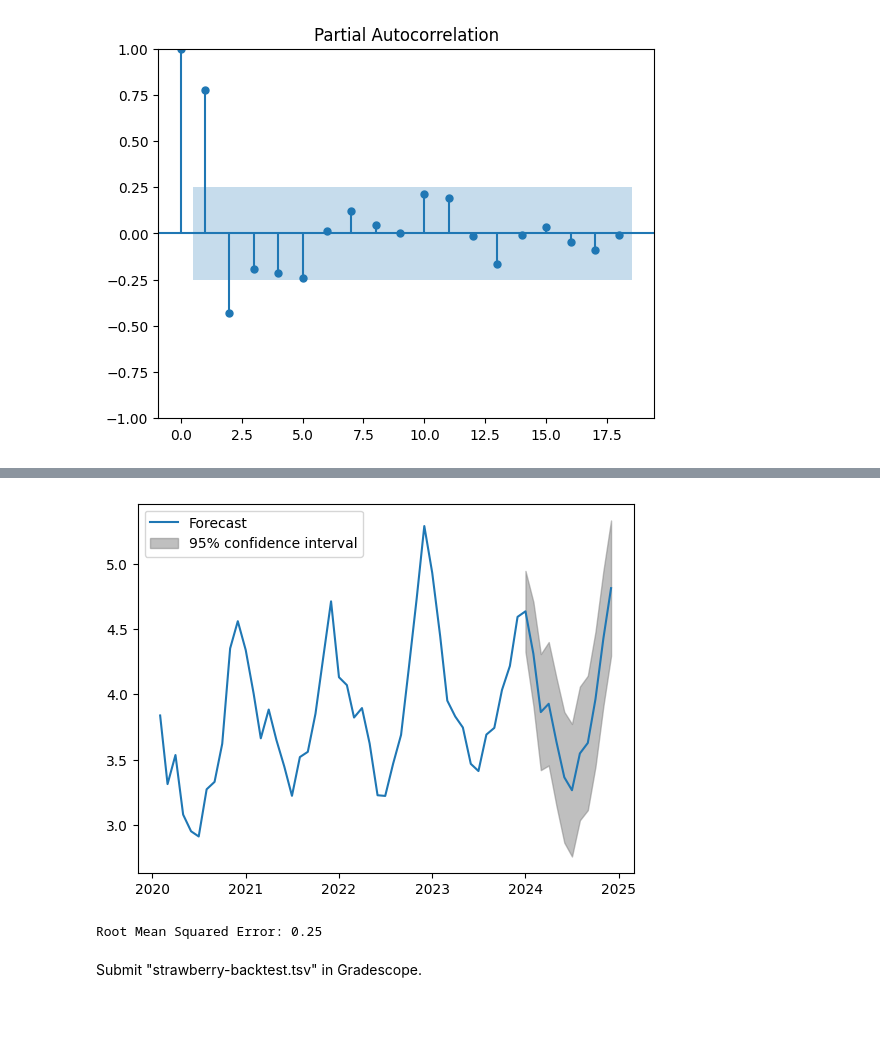
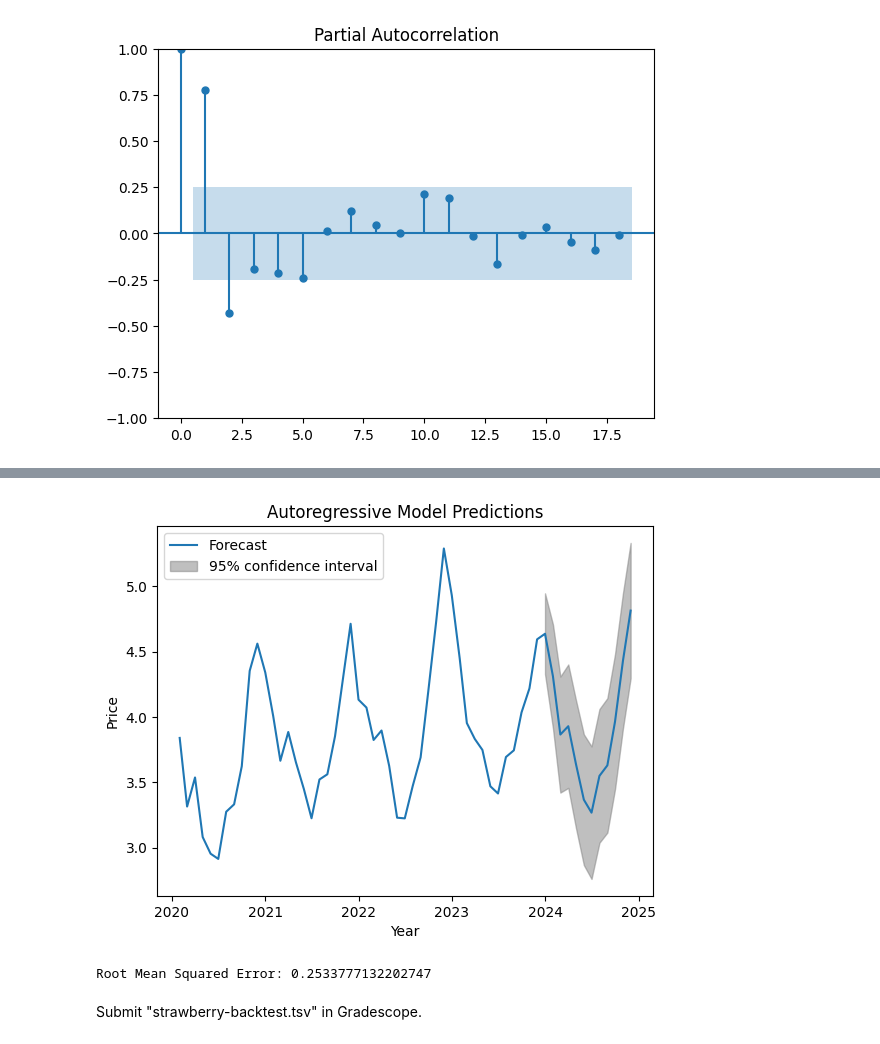
Before and after one commit to jtvon/dx704-project-02, a Jupyter notebook: project.ipynb, the cells around one changed output, grey strips where cells are left out. Saved outputs shown, nothing was run; the diff lists cells and outputs as text; code cells hidden in the pictures; blank space fills up the shorter version.

Commit message:
new project file

```diff
--- a/project.ipynb
+++ b/project.ipynb
@@ -46,7 +46,7 @@ import statsmodels.graphics.tsaplots as tsaplots
 from sklearn.metrics import mean_squared_error
 # %%
 # Read in the tsv file
-df = pd.read_csv(r'/Users/Jvon/Masters/DX704/dx704-project-02/strawberry-prices.tsv', sep='\t')
+df = pd.read_csv(r'C:\Users\JT von Seggern\DS Masters Repos\Module-6-Projects\dx704-project-02\strawberry-prices.tsv', sep='\t')
 df['month'] = pd.to_datetime(df['month'])
 df = df.set_index('month')
 # %%
@@ -124,13 +99,27 @@ Freq: MS, dtype: float64
 # %%
-fig = res.plot_predict(start=0, end=len(training_df) + 11, dynamic=False)
+# Run an Autoregressive model using statsmodels
+model = ar_model.AutoReg(training_df['price'],
+                         lags=1,
+                         seasonal=True,
+                         period=12)
+res = model.fit()
+
+# Create predictions for the next 12 months
+pred = res.predict(len(training_df), len(training_df) + 11)
+
+# Plot the predictions
+fig = res.plot_predict(start=0, end=len(df) - 1, dynamic=False)
+plt.title('Autoregressive Model Predictions')
+plt.xlabel('Year')
+plt.ylabel('Price')
 plt.show()
 
-# Calcualte the RMSE for the predictions
+# Calculate the RMSE for the predictions
 rmse = np.sqrt(mean_squared_error(testing_df['price'], pred))
-print(f'Root Mean Squared Error: {rmse:.2f}')
+print(f'Root Mean Squared Error: {rmse}')
 # %% [output]
-[figure, old version]
+[figure, new version]
-Root Mean Squared Error: 0.25
+Root Mean Squared Error: 0.2533777132202747
 # %%
 # Store the predictions in a TSV file
 pred_2024_df = pd.DataFrame(pred, columns=['price'], index=testing_df.index)
```
Also changed, not shown: parts of 9 cells of this notebook.
